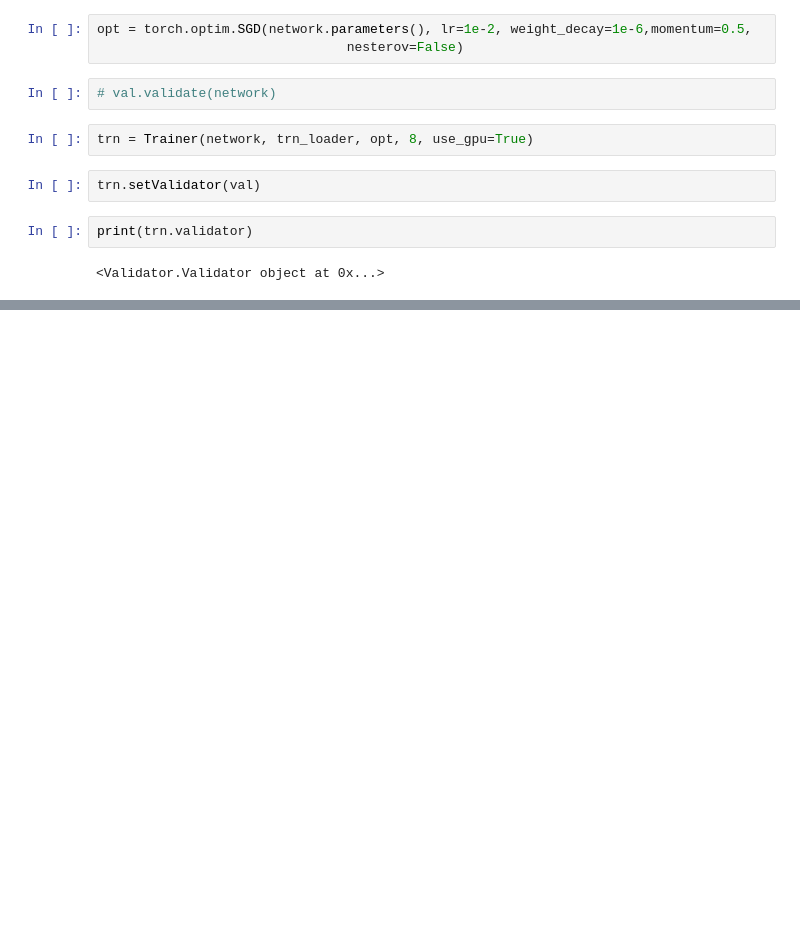
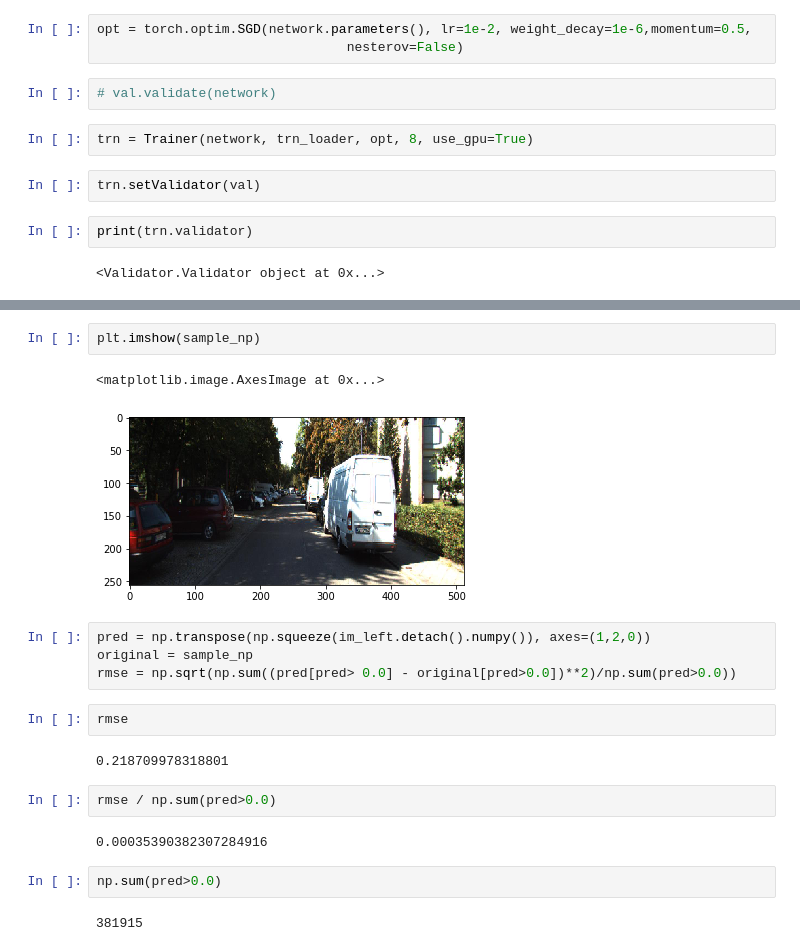
Before and after one commit to chenliz1/CS684-Project, a Jupyter notebook: Script.ipynb, the cells around one changed output, grey strips where cells are left out. Drawn from its saved outputs; the diff is of its cells as text; blank space fills up the shorter version.

```diff
--- a/Script.ipynb
+++ b/Script.ipynb
@@ -92,0 +199,21 @@ plt.imshow(disp4_np, cmap="plasma")
+# %%
+plt.imshow(sample_np)
+# %% [output]
+<matplotlib.image.AxesImage at 0x...>
+[figure, added]
+# %%
+pred = np.transpose(np.squeeze(im_left.detach().numpy()), axes=(1,2,0))
+original = sample_np
+rmse = np.sqrt(np.sum((pred[pred> 0.0] - original[pred>0.0])**2)/np.sum(pred>0.0))
+# %%
+rmse
+# %% [output]
+0.218709978318801
+# %%
+rmse / np.sum(pred>0.0)
+# %% [output]
+0.00035390382307284916
+# %%
+np.sum(pred>0.0)
+# %% [output]
+381915
```
Also changed, not shown: parts of 19 cells of this notebook, 6 other files.
